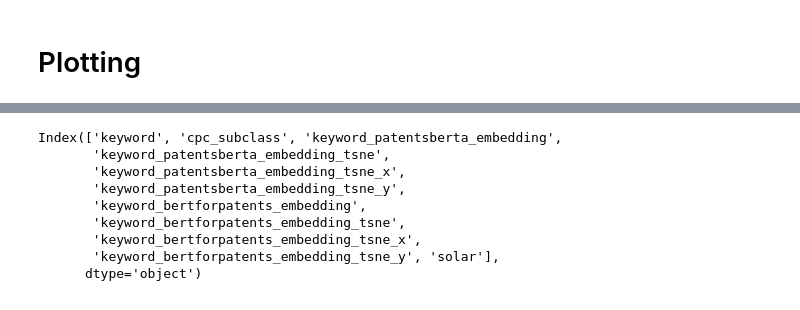
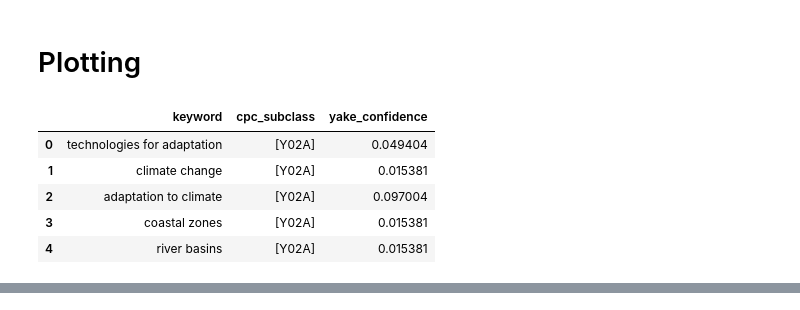
Before and after one commit to juergenct/Cleantech-Concepts, a Jupyter notebook: Data Preprocessing/extract_cpc_y02_themes.ipynb, the cells around one changed output, grey strips where cells are left out. Saved outputs shown, nothing was run; the diff lists cells and outputs as text; code cells hidden in the pictures.

```diff
--- a/Data Preprocessing/extract_cpc_y02_themes.ipynb
+++ b/Data Preprocessing/extract_cpc_y02_themes.ipynb
@@ -268,6 +292,17 @@ df_keyword['keyword_patentsberta_embedding_tsne_x'] = df_keyword['keyword_patent
 df_keyword['keyword_patentsberta_embedding_tsne_y'] = df_keyword['keyword_patentsberta_embedding_tsne'].apply(lambda x: x[1])
 # %% [markdown]
 # Plotting
+# %%
+df_keyword = pd.read_json('/mnt/hdd01/patentsview/CPC Classification/df_keyword_y02_postprocessed.json')
+# %%
+df_keyword.head()
+# %% [output]
+|  | keyword | cpc_subclass | yake_confidence |
+| 0 | technologies for adaptation | [Y02A] | 0.049404 |
+| 1 | climate change | [Y02A] | 0.015381 |
+| 2 | adaptation to climate | [Y02A] | 0.097004 |
+| 3 | coastal zones | [Y02A] | 0.015381 |
+| 4 | river basins | [Y02A] | 0.015381 |
 # %%
 import plotly.express as px
 # %%
@@ -275,15 +310,3 @@ fig_patentsberta = px.scatter(df_keyword, x="keyword_bertforpatents_embedding_ts
 fig_patentsberta.show()
 # %% [output]
 [interactive output not drawn]
-# %%
-df_keyword.columns
-# %% [output]
-Index(['keyword', 'cpc_subclass', 'keyword_patentsberta_embedding',
-       'keyword_patentsberta_embedding_tsne',
-       'keyword_patentsberta_embedding_tsne_x',
-       'keyword_patentsberta_embedding_tsne_y',
-       'keyword_bertforpatents_embedding',
-       'keyword_bertforpatents_embedding_tsne',
-       'keyword_bertforpatents_embedding_tsne_x',
-       'keyword_bertforpatents_embedding_tsne_y', 'solar'],
-      dtype='object')
```
Also changed, not shown: parts of 10 cells of this notebook, 2 other files.
